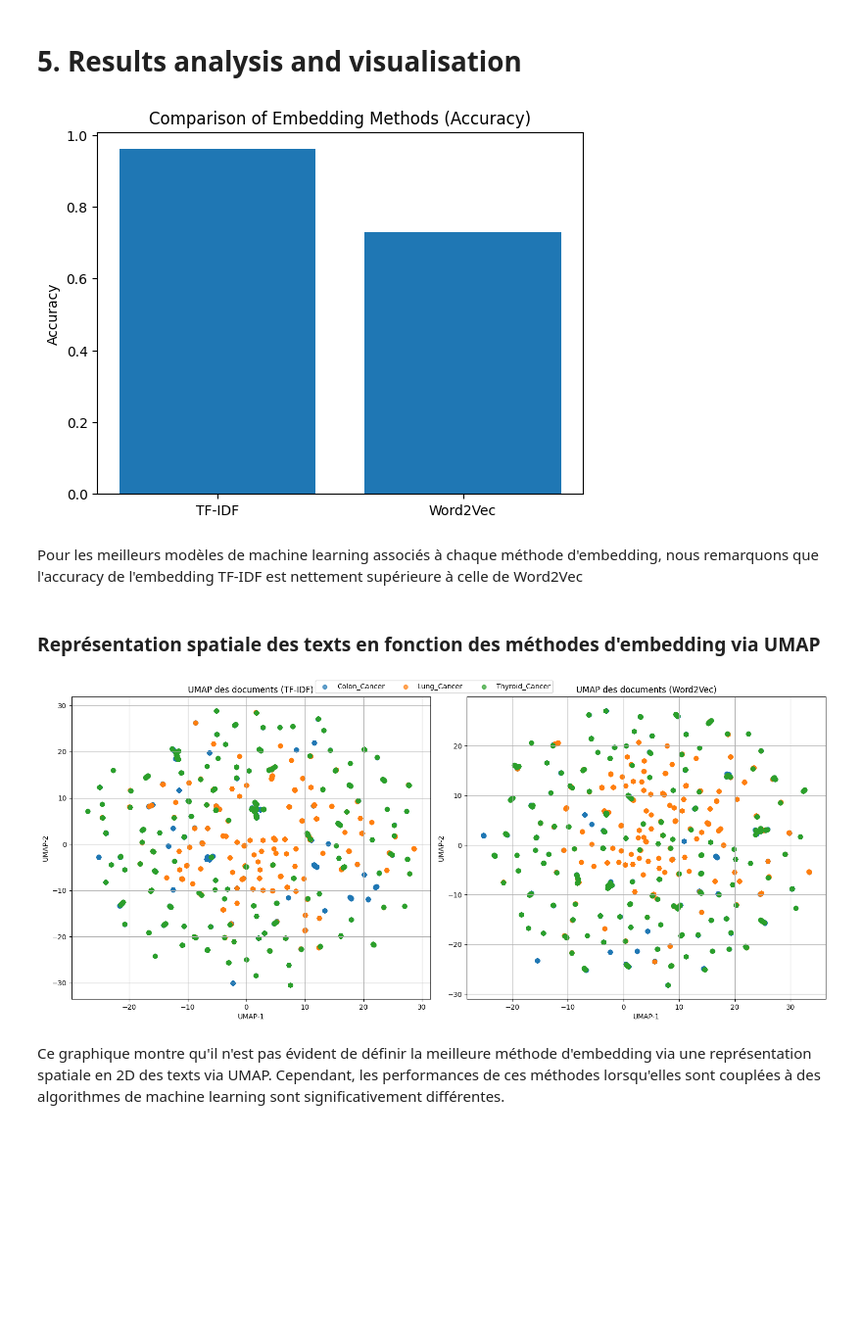
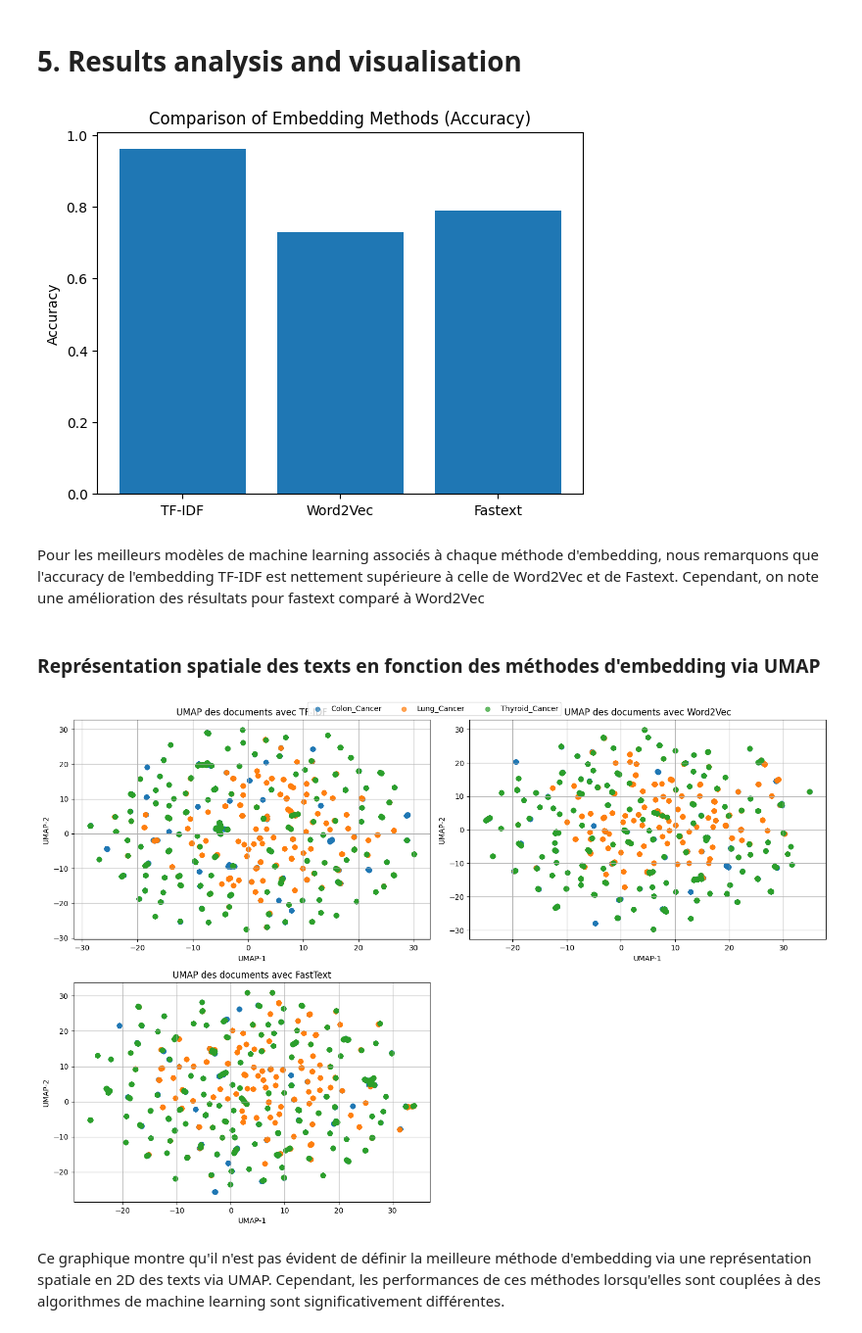
Before and after one commit to Romarou/NLP-text-classification, a Jupyter notebook: project.ipynb, the cells around one changed output. Shown at 98% size. Saved outputs shown, nothing was run; the diff lists cells and outputs as text; code cells hidden in the pictures; blank space fills up the shorter version.

```diff
--- a/project.ipynb
+++ b/project.ipynb
@@ -218,4 +227,4 @@ def vectorize(sentence):
     return words_vecs.mean(axis=0)
 # %%
 #On transforme notre vecteur en vecteur transformé par la méthode word 2 vec
-X_word2vec = np.array([vectorize(sentence) for sentence in df_processed['processed_text']])
+X_word2vec = np.array([vectorize(sentence,word_2_vec) for sentence in df_processed['processed_text']])
@@ -221,0 +233,2 @@ X_word2vec = np.array([vectorize(sentence) for sentence in df_processed['process
+# %%
+fastext = FastText(sentences,min_count=1, vector_size=128,workers=4,epochs=10,seed=42,window=5, sg=1)
@@ -221,0 +237,2 @@ X_word2vec = np.array([vectorize(sentence) for sentence in df_processed['process
+# %%
+X_fastext = np.array([vectorize(sentence,fastext) for sentence in df_processed['processed_text']])
@@ -490,18 +639,18 @@ Les résultats montrent clairement que le couple SVM + TF-IDF est le plus perfor
 # %% [markdown]
 # 5. Results analysis and visualisation
 # %%
-#Comparaison de l'accuracy entre TF IDF et Word 2 Vec
-methods = ['TF-IDF', 'Word2Vec']
-accuracies = [0.96, 0.73]
+#Comparaison de l'accuracy entre TF IDF,Word 2 Vec et Fastext
+methods = ['TF-IDF', 'Word2Vec','Fastext']
+accuracies = [0.96, 0.73,0.79]
 
 plt.bar(methods, accuracies)
 plt.title('Comparison of Embedding Methods (Accuracy)')
 plt.ylabel('Accuracy')
 plt.show()
 # %% [output]
-[figure, old version]
+[figure, new version]
 # %% [markdown]
-Pour les meilleurs modèles de machine learning associés à chaque méthode d'embedding, nous remarquons que l'accuracy de l'embedding TF-IDF est nettement supérieure à celle de Word2Vec
+Pour les meilleurs modèles de machine learning associés à chaque méthode d'embedding, nous remarquons que l'accuracy de l'embedding TF-IDF est nettement supérieure à celle de Word2Vec et de Fastext. Cependant, on note une amélioration des résultats pour fastext comparé à Word2Vec
 # %% [markdown]
 ### Représentation spatiale des texts en fonction des méthodes d'embedding via UMAP
 # %%
@@ -515,43 +664,57 @@ reducer = umap.UMAP(n_components=2, random_state=42)
 #Transformation des vecteurs TF IDF et Word2Vec
 X_umap_tfidf = reducer.fit_transform(X_tfidf)
 X_umap_word2vec = reducer.fit_transform(X_word2vec)
+X_umap_fastext = reducer.fit_transform(X_fastext)
 # %%
 """
     On veut représenter en 2D les documents via un scatter plot les documents grâce à UMAP afin de voir la similarité des docuements en fonction de leur label
     et également comment sont répartis les différents labels en fonction des méthodes d'embedding (TF IDF, Word 2 Vec)
 """
 
-fig, axs = plt.subplots(1, 2, figsize=(16, 7))
+fig, axs = plt.subplots(2, 2, figsize=(15, 10))
 
-
+# UMAP avec TF-IDF
 for label in np.unique(y_encoded):
     idx = y_encoded == label
-    axs[0].scatter(X_umap_tfidf[idx, 0], X_umap_tfidf[idx, 1],
-                   label=label_encoder.inverse_transform([label])[0],
-                   alpha=0.7)
-axs[0].set_title("UMAP des documents avec TF-IDF")
-axs[0].set_xlabel("UMAP-1")
-axs[0].set_ylabel("UMAP-2")
-axs[0].grid(True)
+    axs[0, 0].scatter(X_umap_tfidf[idx, 0], X_umap_tfidf[idx, 1],
+                      label=label_encoder.inverse_transform([label])[0],
+                      alpha=0.7)
+axs[0, 0].set_title("UMAP des documents avec TF-IDF")
+axs[0, 0].set_xlabel("UMAP-1")
+axs[0, 0].set_ylabel("UMAP-2")
+axs[0, 0].grid(True)
 
-
+# UMAP avec Word2Vec
 for label in np.unique(y_encoded):
     idx = y_encoded == label
-    axs[1].scatter(X_umap_word2vec[idx, 0], X_umap_word2vec[idx, 1],
-                   label=label_encoder.inverse_transform([label])[0],
-                   alpha=0.7)
-axs[1].set_title("UMAP des documents avec Word2Vec")
-axs[1].set_xlabel("UMAP-1")
-axs[1].set_ylabel("UMAP-2")
-axs[1].grid(True)
+    axs[0, 1].scatter(X_umap_word2vec[idx, 0], X_umap_word2vec[idx, 1],
+                      label=label_encoder.inverse_transform([label])[0],
+                      alpha=0.7)
+axs[0, 1].set_title("UMAP des documents avec Word2Vec")
+axs[0, 1].set_xlabel("UMAP-1")
+axs[0, 1].set_ylabel("UMAP-2")
+axs[0, 1].grid(True)
 
-#Ajout des légendes
-handles, labels = axs[1].get_legend_handles_labels()
+# UMAP avec FastText
+for label in np.unique(y_encoded):
+    idx = y_encoded == label
+    axs[1, 0].scatter(X_umap_fastext[idx, 0], X_umap_fastext[idx, 1],
+                      label=label_encoder.inverse_transform([label])[0],
+                      alpha=0.7)
+axs[1, 0].set_title("UMAP des documents avec FastText")
+axs[1, 0].set_xlabel("UMAP-1")
+axs[1, 0].set_ylabel("UMAP-2")
+axs[1, 0].grid(True)
+
+fig.delaxes(axs[1, 1])
+
+# Légendes globales
+handles, labels = axs[0, 1].get_legend_handles_labels()
 fig.legend(handles, labels, loc='upper center', ncol=len(labels))
 plt.tight_layout()
 plt.show()
 # %% [output]
-[figure, old version]
+[figure, new version]
 # %% [markdown]
 Ce graphique montre qu'il n'est pas évident de définir la meilleure méthode d'embedding via une représentation spatiale en 2D des texts via UMAP. Cependant, les performances de ces méthodes lorsqu'elles sont couplées à des algorithmes de machine learning sont significativement différentes.
 # %%
```
Also changed, not shown: parts of 17 cells of this notebook.
